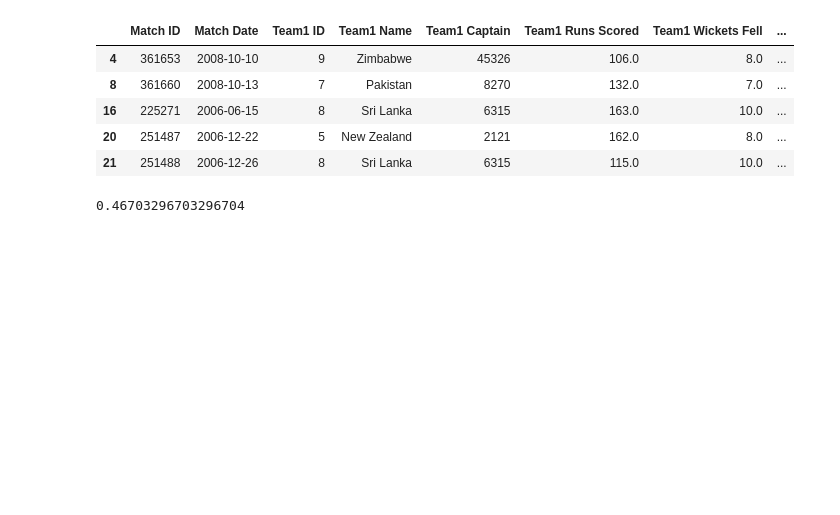
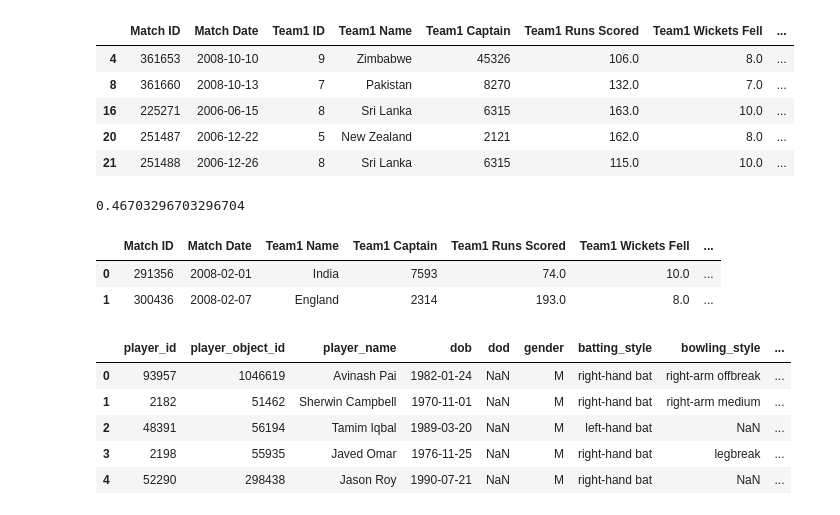
Before and after one commit to NishanD21/T20-Cricket-Data-Analysis, a Jupyter notebook: t20_cricket_analysis.ipynb, the cells around one changed output. Saved outputs shown, nothing was run; the diff lists cells and outputs as text; code cells hidden in the pictures; blank space fills up the shorter version.

```diff
--- a/t20_cricket_analysis.ipynb
+++ b/t20_cricket_analysis.ipynb
@@ -232,3 +232,20 @@ sl_win_r = (df_srilanka[df_srilanka['Match Winner'] == 'Sri Lanka'].shape[0])/df
 sl_win_r
 # %% [output]
 0.46703296703296704
+# %%
+dfp.drop(['Team1 ID','Team2 ID'],axis=1,inplace=True)
+dfp.head(2)
+# %% [output]
+|  | Match ID | Match Date | Team1 Name | Team1 Captain | Team1 Runs Scored | Team1 Wickets Fell | ... |
+| 0 | 291356 | 2008-02-01 | India | 7593 | 74.0 | 10.0 | ... |
+| 1 | 300436 | 2008-02-07 | England | 2314 | 193.0 | 8.0 | ... |
+# %%
+df_players = pd.read_csv('Dataset/players_info.csv') #importing players info dataset
+df_players.head()
+# %% [output]
+|  | player_id | player_object_id | player_name | dob | dod | gender | batting_style | bowling_style | ... |
+| 0 | 93957 | 1046619 | Avinash Pai | 1982-01-24 | NaN | M | right-hand bat | right-arm offbreak | ... |
+| 1 | 2182 | 51462 | Sherwin Campbell | 1970-11-01 | NaN | M | right-hand bat | right-arm medium | ... |
+| 2 | 48391 | 56194 | Tamim Iqbal | 1989-03-20 | NaN | M | left-hand bat | NaN | ... |
+| 3 | 2198 | 55935 | Javed Omar | 1976-11-25 | NaN | M | right-hand bat | legbreak | ... |
+| 4 | 52290 | 298438 | Jason Roy | 1990-07-21 | NaN | M | right-hand bat | NaN | ... |
```
